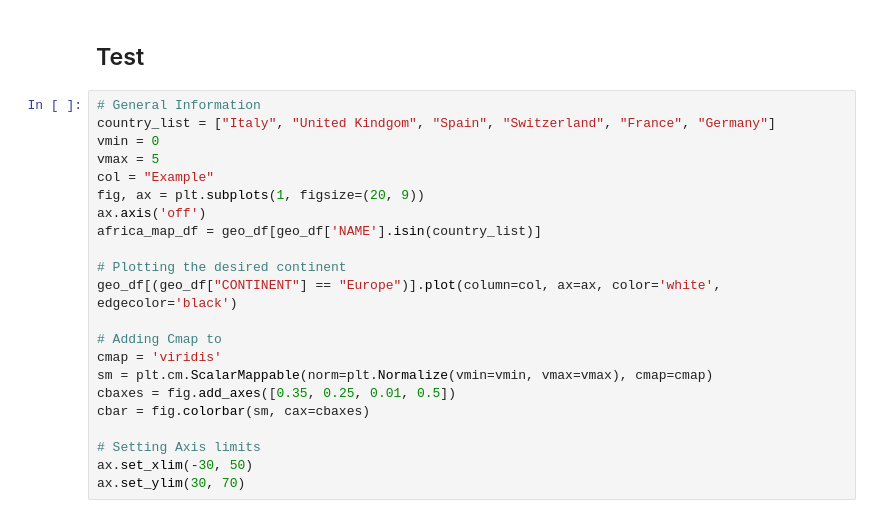
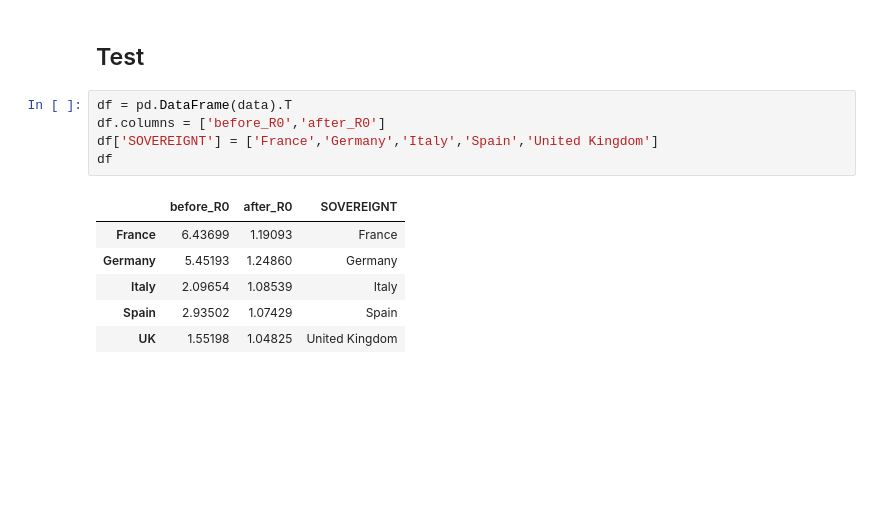
Before and after one commit to zenodea/MCMC_parameter_estimation, a Jupyter notebook: Data Analysis/europe_graph.ipynb, the cells around one changed output. Saved outputs shown, nothing was run; the diff lists cells and outputs as text; blank space fills up the shorter version.

```diff
--- a/Data Analysis/europe_graph.ipynb
+++ b/Data Analysis/europe_graph.ipynb
@@ -49,24 +60,14 @@ df
 # %% [markdown]
 ## Test
-# %%
-# General Information
-country_list = ["Italy", "United Kindgom", "Spain", "Switzerland", "France", "Germany"]
-vmin = 0
-vmax = 5
-col = "Example"
-fig, ax = plt.subplots(1, figsize=(20, 9))
-ax.axis('off')
-africa_map_df = geo_df[geo_df['NAME'].isin(country_list)]
-
-# Plotting the desired continent
-geo_df[(geo_df["CONTINENT"] == "Europe")].plot(column=col, ax=ax, color='white', edgecolor='black')
-
-# Adding Cmap to
-cmap = 'viridis'
-sm = plt.cm.ScalarMappable(norm=plt.Normalize(vmin=vmin, vmax=vmax), cmap=cmap)
-cbaxes = fig.add_axes([0.35, 0.25, 0.01, 0.5])
-cbar = fig.colorbar(sm, cax=cbaxes)
-
-# Setting Axis limits
-ax.set_xlim(-30, 50)
-ax.set_ylim(30, 70)
+# %%
+df = pd.DataFrame(data).T
+df.columns = ['before_R0','after_R0']
+df['SOVEREIGNT'] = ['France','Germany','Italy','Spain','United Kingdom']
+df
+# %% [output]
+|  | before_R0 | after_R0 | SOVEREIGNT |
+| France | 6.43699 | 1.19093 | France |
+| Germany | 5.45193 | 1.24860 | Germany |
+| Italy | 2.09654 | 1.08539 | Italy |
+| Spain | 2.93502 | 1.07429 | Spain |
+| UK | 1.55198 | 1.04825 | United Kingdom |
```
Also changed, not shown: parts of 6 cells of this notebook, 11 other files.
